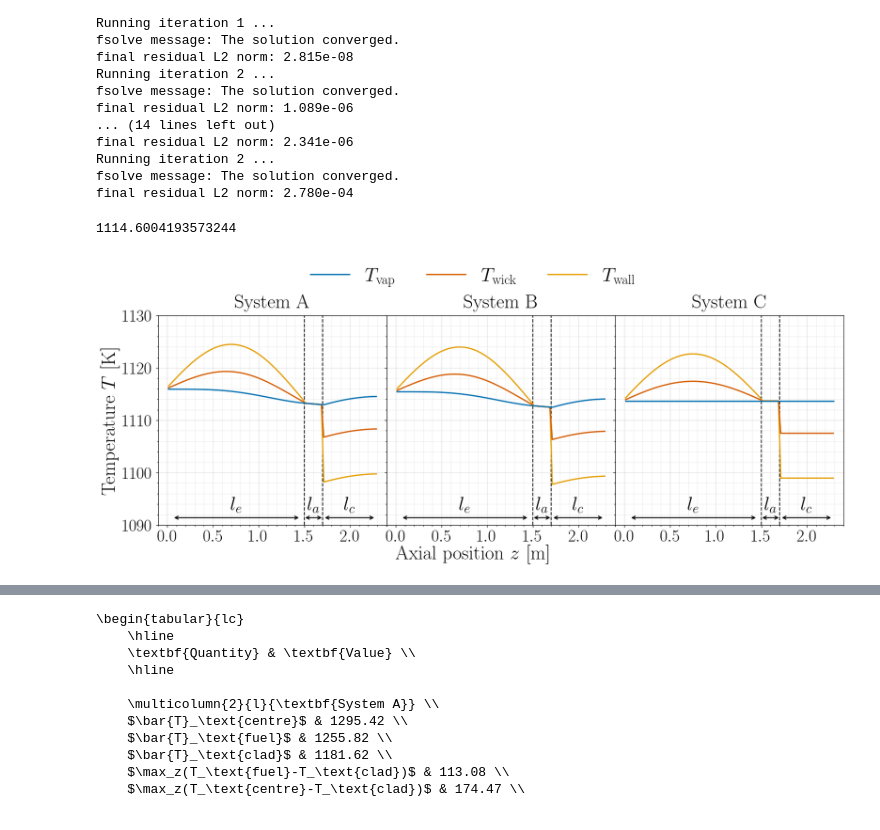
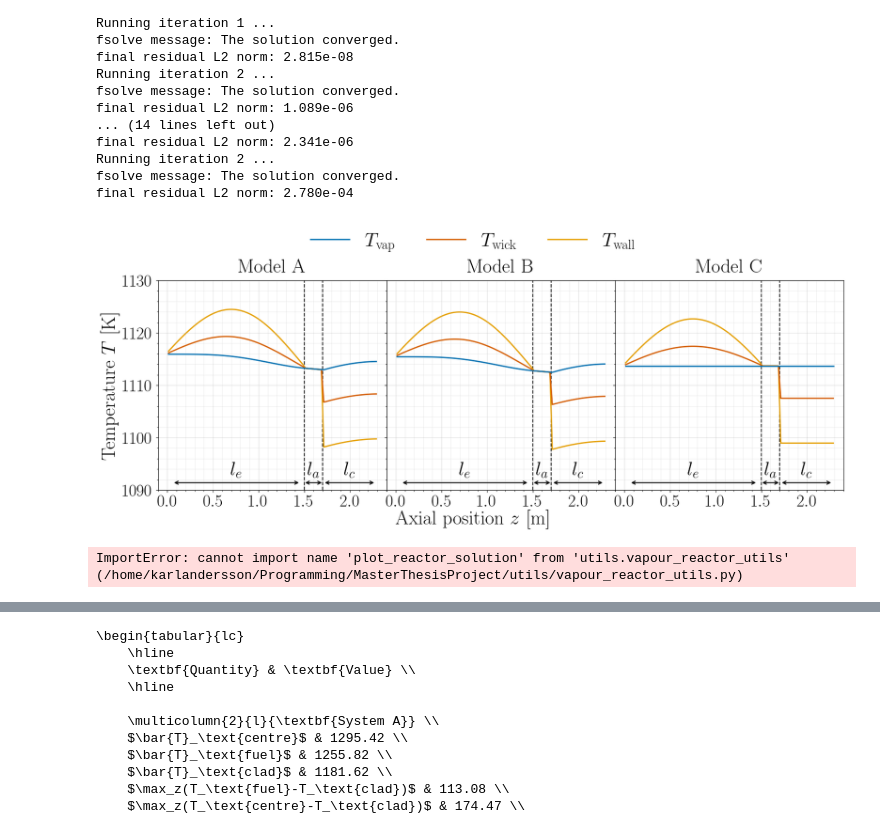
Before and after one commit to Karlandersson02/CoupledHeatPipeReactor, a Jupyter notebook: scripts/reactors/comparisons.ipynb, the cells around one changed output, grey strips where cells are left out. Drawn from its saved outputs; the diff is of its cells as text; code cells hidden in the pictures.

```diff
--- a/scripts/reactors/comparisons.ipynb
+++ b/scripts/reactors/comparisons.ipynb
@@ -122,10 +122,6 @@ cmap_orange = LinearSegmentedColormap.from_list(
 
 z_hp = iso_reactor.heat_pipe_thermal_model.Z
 z_fp = np.linspace(0, cfg.FP.geometry.l, cfg.FP.mesh.N_Z)
-
-print(np.mean(T_solid_vap_full))
-# %% [output]
-1114.6004193573244
 # %%
 import numpy as np
 import matplotlib.pyplot as plt
@@ -394,9 +390,9 @@ for ax in (ax1, ax2, ax3):
 # Titles and model text boxes
 # ---------------------------------------------------------------------
 
-ax1.set_title("System A", fontsize=30, pad=12)
-ax2.set_title("System B", fontsize=30, pad=12)
-ax3.set_title("System C", fontsize=30, pad=12)
+ax1.set_title("Model A", fontsize=30, pad=12)
+ax2.set_title("Model B", fontsize=30, pad=12)
+ax3.set_title("Model C", fontsize=30, pad=12)
 
 # add_model_textbox(
 #     ax1,
@@ -475,34 +471,40 @@ quantity_handles = [
 fig.legend(
     handles=quantity_handles,
     loc="upper center",
     bbox_to_anchor=(0.5, 1.00),
     ncol=3,
     frameon=False,
     fontsize=30,
     columnspacing=1.6,
     handlelength=2.0,
 )
 
 
 # ---------------------------------------------------------------------
 # Layout and save/show
 # ---------------------------------------------------------------------
 
 fig.subplots_adjust(
     top=0.8,
     bottom=0.16,
     left=0.08,
     right=0.995,
     wspace=0.0,
 )
 
 plt.savefig(
-    "./outputs/report_figures/reactor_results/axial_heatpipe.pdf",
+    "./outputs/report_figures/reactor_results_final/axial_heatpipe.pdf",
     bbox_inches="tight",
 )
 
 plt.show()
 # %% [output]
-[figure, old version]
+[figure, new version]
+# %%
+from utils.vapour_reactor_utils import plot_reactor_solution
+
+plot_reactor_solution(solver_vap_full)
+# %% [output]
+ImportError: cannot import name 'plot_reactor_solution' from 'utils.vapour_reactor_utils' (/home/karlandersson/Programming/MasterThesisProject/utils/vapour_reactor_utils.py)
 # %%
 plt.rcParams["font.size"] = 24
```
Also changed, not shown: parts of 2 cells of this notebook, 14 other files.
